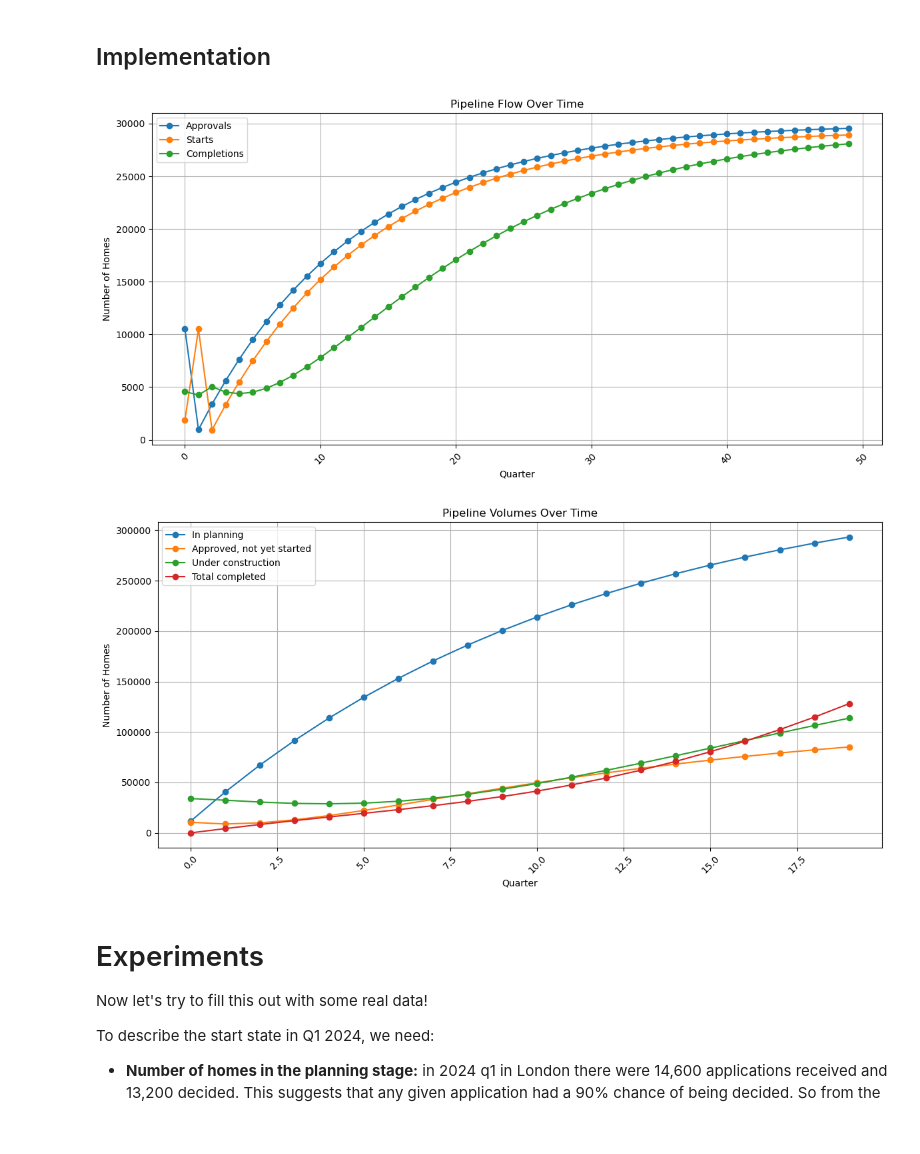
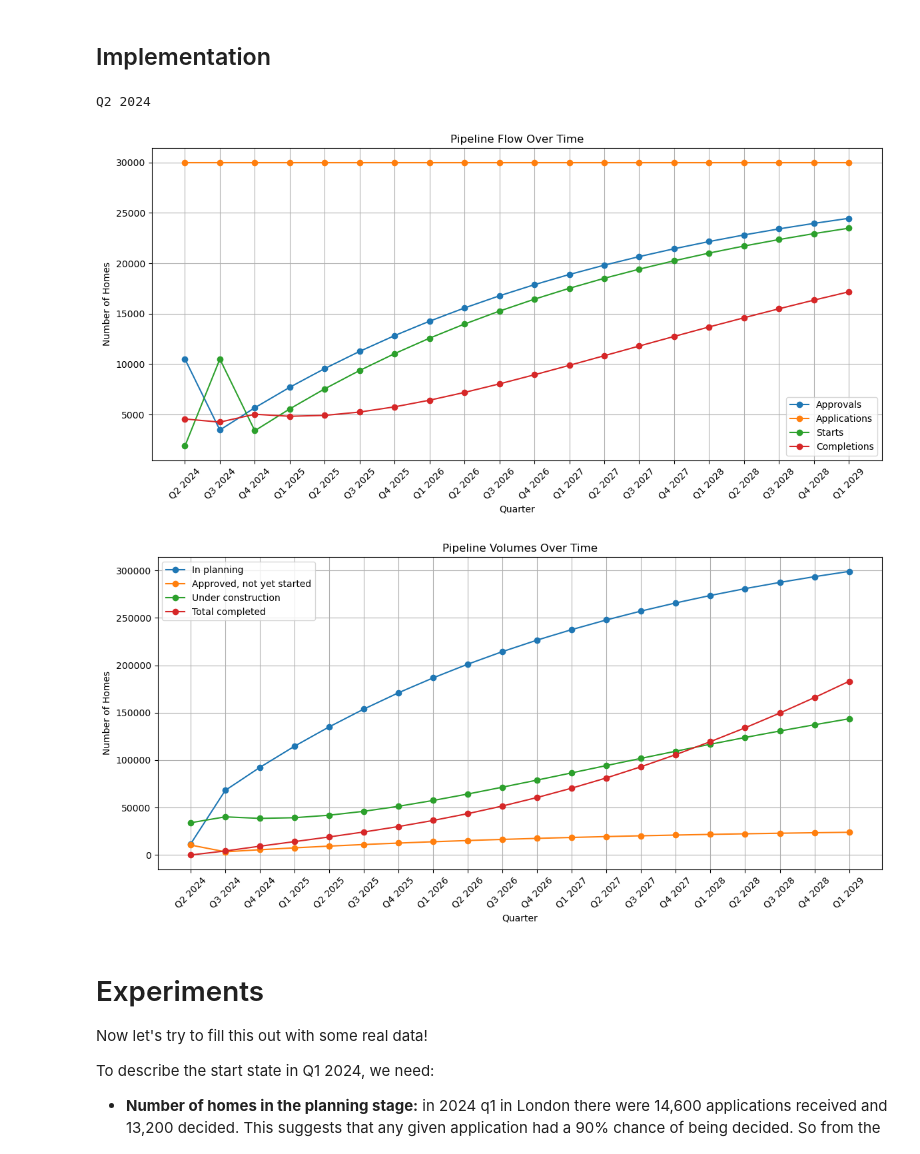
Before and after one commit to type5sonata/gla_supplysim, a Jupyter notebook: supply_scenarios_model.ipynb, the cells around one changed output. Cells and saved outputs as stored; diff of their text form; code cells hidden in the pictures.

```diff
--- a/supply_scenarios_model.ipynb
+++ b/supply_scenarios_model.ipynb
@@ -108,9 +108,11 @@ def calculate_next_state(previous_state,
 
     # Calculate new values
     approvals = planning_0 * (1/planning_time)
-    planning = (planning_0 + applications) - (1/planning_time) * (planning_0 + applications)
+    planning = planning_0 - approvals + applications
+
     starts = approved_0 * (1/approval_to_start_time)
     approved = approved_0 + approvals * buildout_rate - starts
+
     completions = started_0 * (1/start_to_finish_time)
     started = started_0 + starts - completions
     completed = completed_0 + completions
@@ -118,6 +120,21 @@ def calculate_next_state(previous_state,
     next_state = planning, approved, started, completed
 
     return next_state, approvals, starts, completions
+# %%
+# Calcualte quarter label based on time period.
+
+def quarter_label_from_period(period, start_year=2024, start_quarter=2):
+
+    total_quarters = start_quarter - 1 + period
+
+    year = start_year + total_quarters//4
+    quarter = total_quarters % 4 + 1
+    return f"Q{quarter} {year}"
+
+# Test
+print(quarter_label_from_period(0))
+# %% [output]
+Q2 2024
 # %%
 # Wrapper function for running the entire simulation.
 
@@ -140,8 +157,8 @@ def run_simulation(simulation_length,
     quarter, application_flow, planning_volume, approved_flow, approved_volume, starts_flow, started_volume, completions_flow, completed_volume = [], [], [], [], [], [], [], [], []
 
     t = 0
-    quarter.append(t)
-    application_flow.append(applications)
+    quarter.append(quarter_label_from_period(t))
+    application_flow.append(applications[t] if type(applications) is list else applications)
     planning_volume.append(start_state[0])
     approved_flow.append(start_approved_flow)
     approved_volume.append(start_state[1])
@@ -152,20 +169,21 @@ def run_simulation(simulation_length,
 
     t += 1
 
-    current_state = start_state
+    # planning, approved, starts, completions
+    current_state = start_state[0] + application_flow[0], *start_state[1:]
 
     for period in range(t,simulation_length):
 
-        # TO-DO: allow for listlike values
+        applications_period = applications[t] if type(applications) is list else applications
 
-        results = calculate_next_state(current_state, applications, planning_time, buildout_rate, approval_to_start_time, start_to_finish_time)
+        results = calculate_next_state(current_state, applications_period, planning_time, buildout_rate, approval_to_start_time, start_to_finish_time)
         current_state = results[0]
 
         # Append values to lists
 
-        quarter.append(t)
+        quarter.append(quarter_label_from_period(t))
 
-        application_flow.append(applications)
+        application_flow.append(applications_period)
         planning_volume.append(results[0][0])
 
         approved_flow.append(results[1])
@@ -205,6 +223,7 @@ def plot_pipeline_flow(results_df):
 
     # Plot the data
     plt.plot(results_df['quarter'], results_df['approvals'], label='Approvals', marker='o')
+    plt.plot(results_df['quarter'], results_df['applications'], label='Applications', marker='o')
     plt.plot(results_df['quarter'], results_df['starts'], label='Starts', marker='o')
     plt.plot(results_df['quarter'], results_df['completions'], label='Completions', marker='o')
 
@@ -247,23 +266,23 @@ def plot_pipeline_volumes(results_df):
     # Show the plot
     plt.show()
 # %%
-df = run_simulation(50, start_state = (11550, 10500, 34000, 0),
+df = run_simulation(20, start_state = (11550, 10500, 34000, 0),
                          applications = 30000,
                          start_approved_flow = 10500,
                          start_starts_flow = 1879,
                          start_completions_flow=4561,
                          planning_time = 12,
                          buildout_rate = .98,
                          approval_to_start_time = 1,
                          start_to_finish_time = 8)
 
 plot_pipeline_flow(df)
 # %% [output]
-[figure, old version]
+[figure, new version]
 # %%
 plot_pipeline_volumes(df)
 # %% [output]
-[figure, old version]
+[figure, new version]
 # %% [markdown]
 # Experiments
 
```
Also changed, not shown: parts of 8 cells of this notebook, 1 other file.
